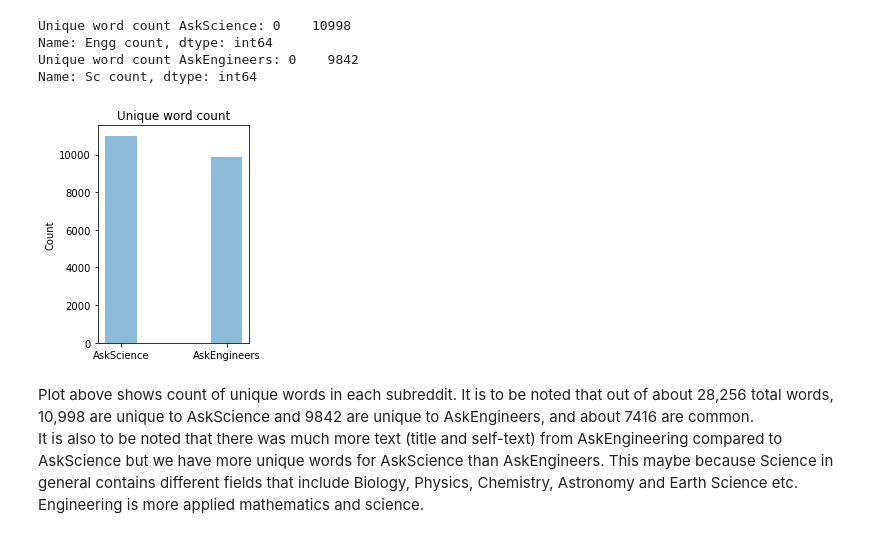
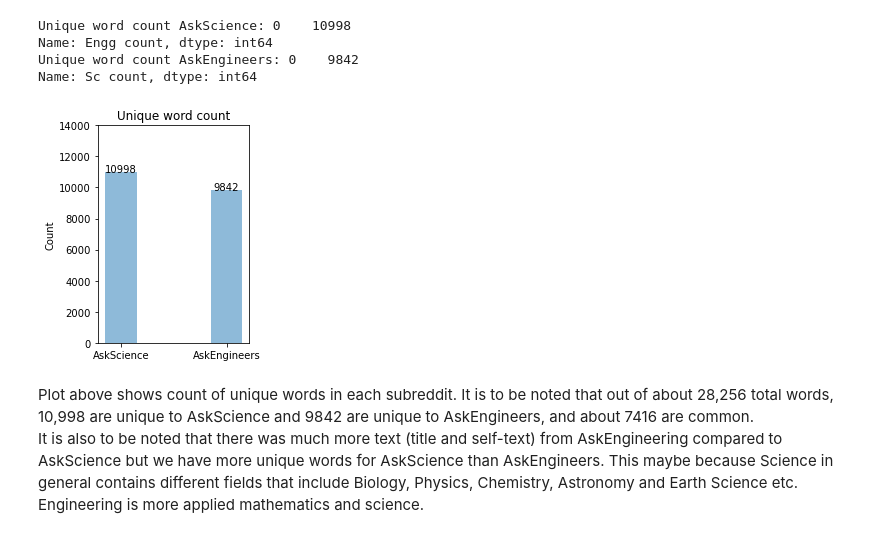
Before and after one commit to DeeVerma1/Reddit-NLP, a Jupyter notebook: Code/02-Data-cleaning-EDA.ipynb, the cells around one changed output. Cells and saved outputs as stored; diff of their text form; code cells hidden in the pictures.

```diff
--- a/Code/02-Data-cleaning-EDA.ipynb
+++ b/Code/02-Data-cleaning-EDA.ipynb
@@ -642,14 +630,17 @@ Name: Sc count, dtype: int64
 # %%
 plt.figure(figsize=(3,4))
 plt.bar(['AskScience','AskEngineers'],[10998,9842],
        width=0.3,alpha=0.5)
+plt.text('AskScience',10998,10998,ha='center')
+plt.text('AskEngineers',9842,9842,ha='center')
+plt.ylim(0,14000)
 plt.title('Unique word count');
 plt.ylabel('Count')
 plt.subplots_adjust(left=0.2);
 plt.savefig('../images/unique_word_count.png');
 plt.show()
 # %% [output]
-[figure, old version]
+[figure, new version]
 # %% [markdown]
 Plot above shows count of unique words in each subreddit. It is to be noted that out of about 28,256 total words, 10,998 are unique to AskScience and 9842 are unique to AskEngineers, and about 7416 are common.
 It is also to be noted that there was much more text (title and self-text) from AskEngineering compared to AskScience but we have more unique words for AskScience than AskEngineers. This maybe because Science in general contains different fields that include Biology, Physics, Chemistry, Astronomy and Earth Science etc. Engineering is more applied mathematics and science.
```
Also changed, not shown: parts of 7 cells of this notebook, 5 other files.
